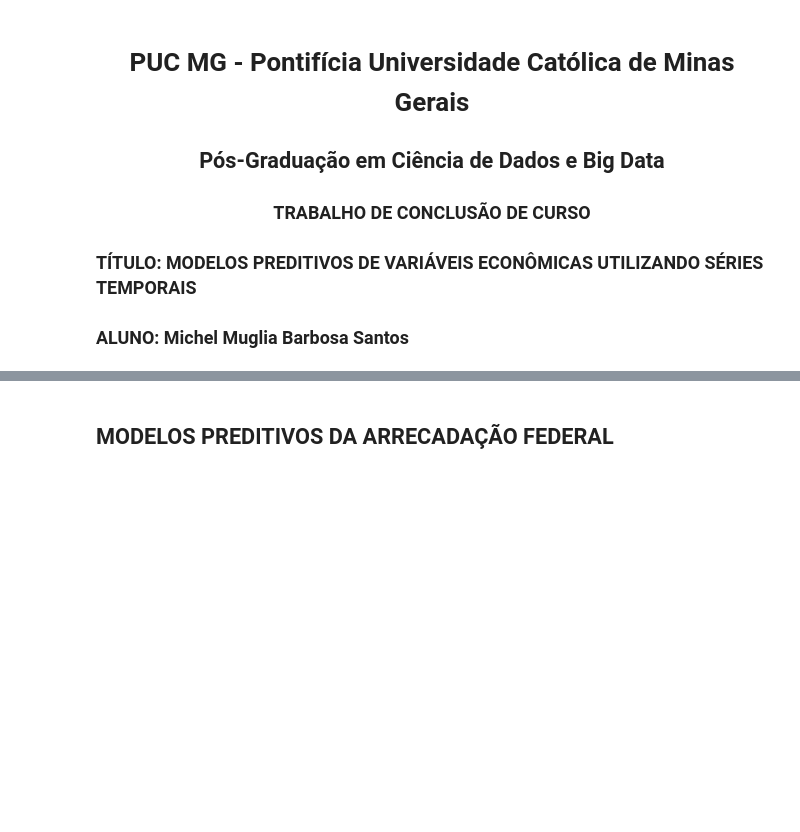
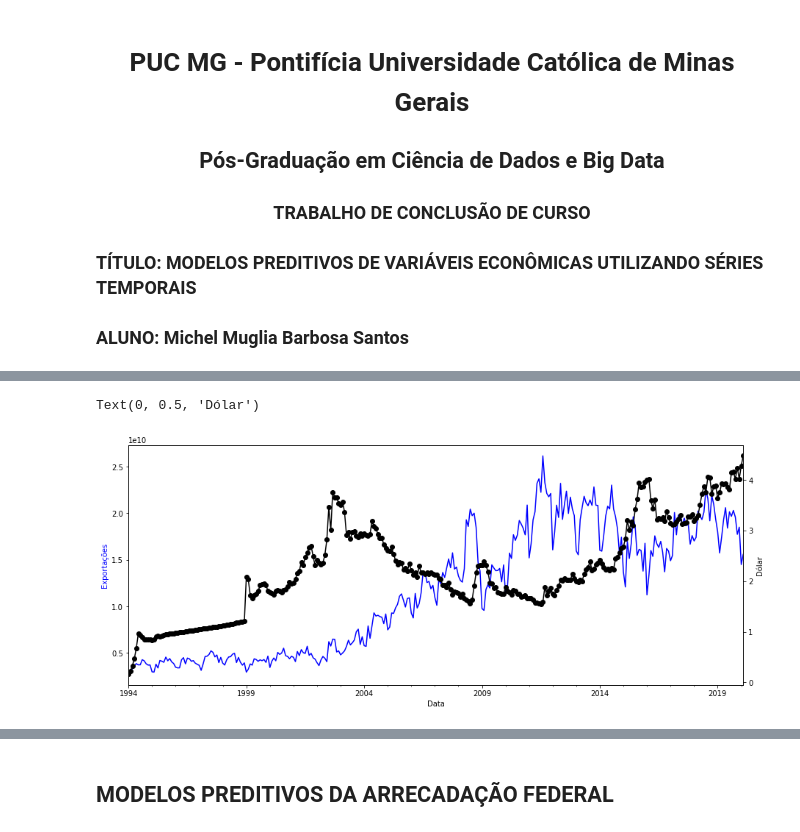
Before and after one commit to mmbs1989/TCC-PUCMINAS, a Jupyter notebook: Notebook_TCC_PUC.ipynb, the cells around one changed output, grey strips where cells are left out. Cells and saved outputs as stored; diff of their text form; code cells hidden in the pictures; blank space fills up the shorter version.

```diff
--- a/Notebook_TCC_PUC.ipynb
+++ b/Notebook_TCC_PUC.ipynb
@@ -568,0 +377,9 @@ dolar  0.439972  1.000000
+# %%
+# Comparação das exportações com o dólar
+ax1 = dftcc['export'].plot(x = 'Data', y='export', kind = 'line', color = 'b', figsize=(15,6))
+ax1.set_ylabel('Exportações', color = 'b')
+ax2 = dftcc['dolar'].plot(secondary_y = True, color = 'k', marker = 'o')
+ax2.set_ylabel('Dólar', color = 'k')
+# %% [output]
+Text(0, 0.5, 'Dólar')
+[figure, added]
```
Also changed, not shown: parts of 85 cells of this notebook.
